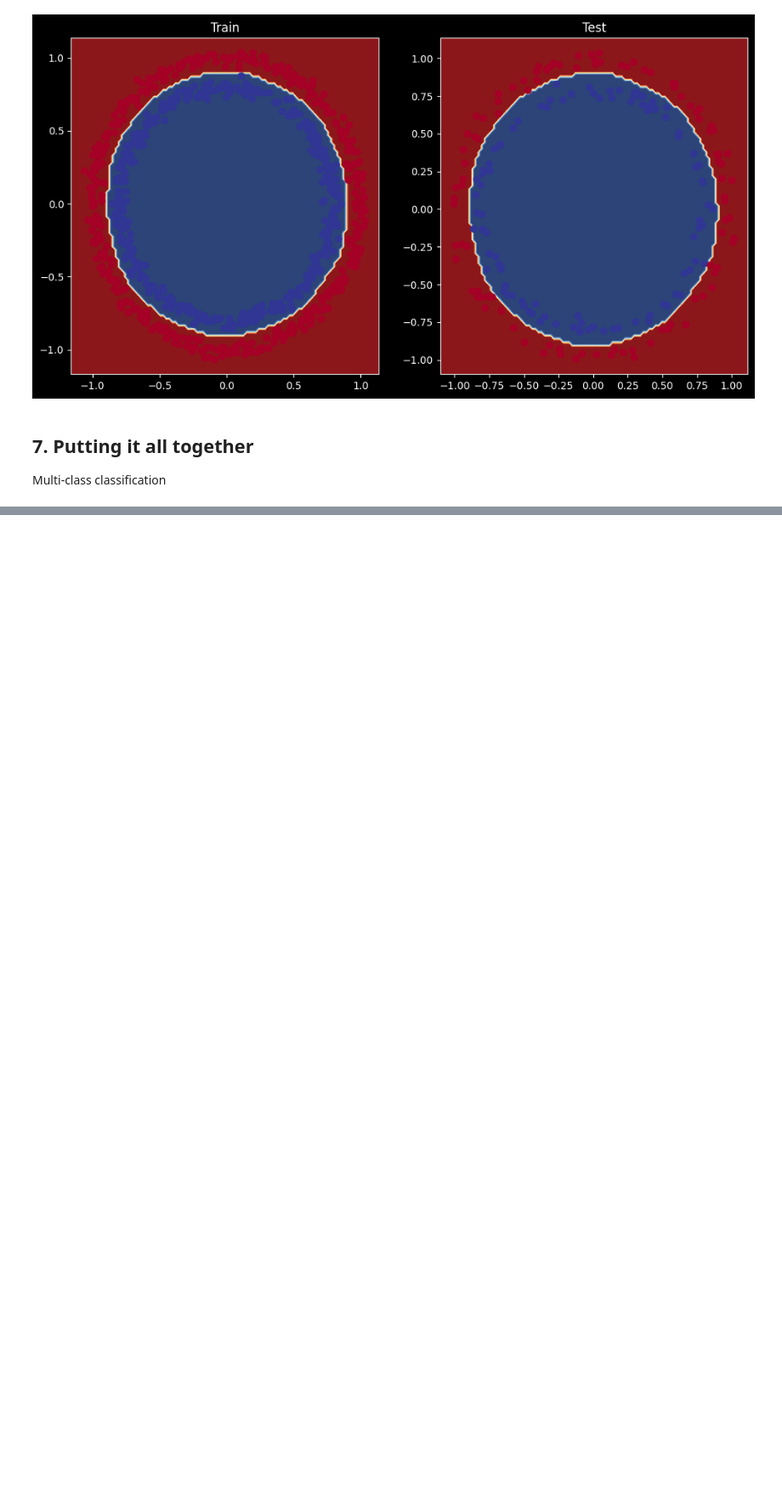
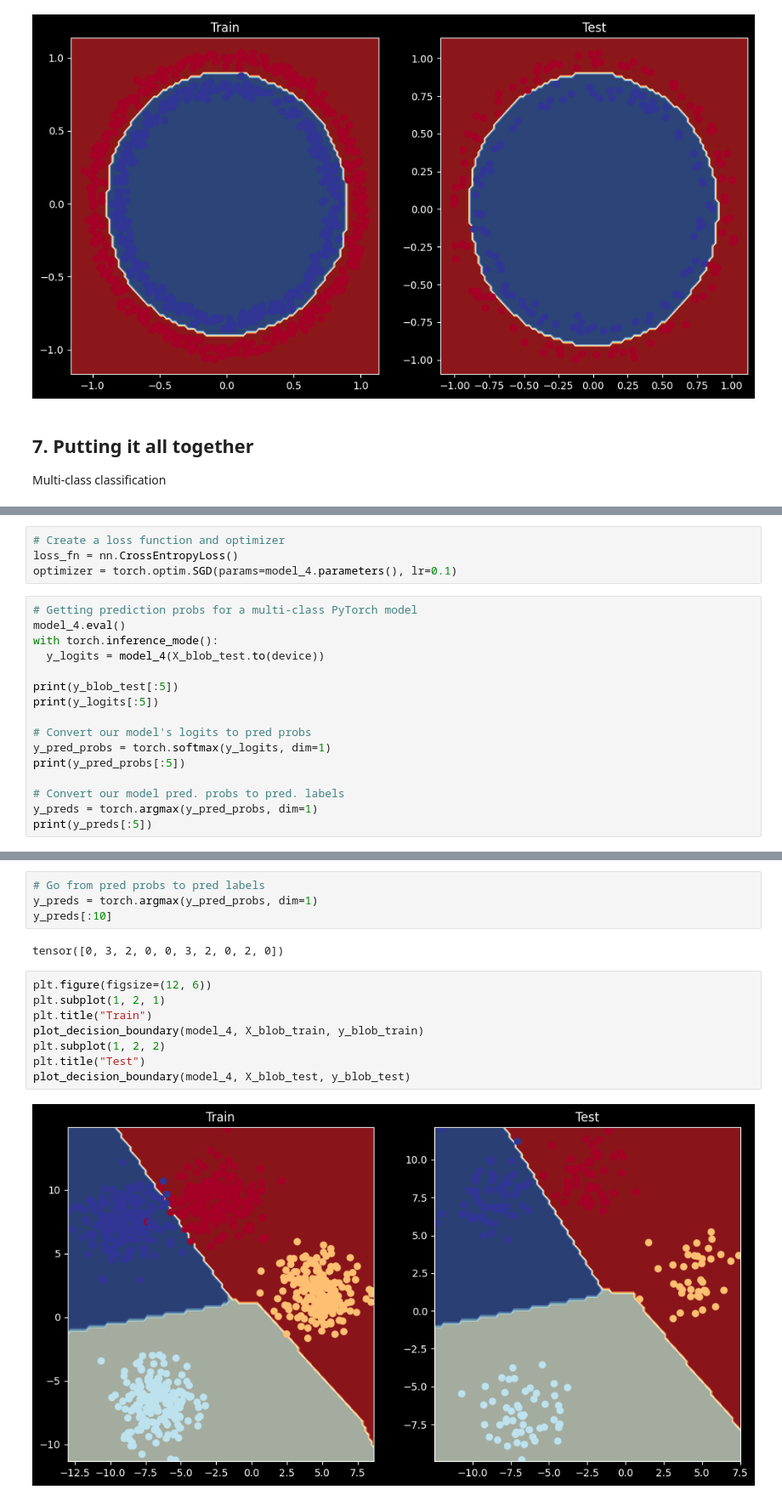
Before and after one commit to muhammadanas0716/PyTorch-ZTM, a Jupyter notebook: 03 - Neural Network Classification.ipynb, the cells around one changed output, grey strips where cells are left out. Shown at 85% size. Drawn from its saved outputs; the diff is of its cells as text; blank space fills up the shorter version.

```diff
--- a/03 - Neural Network Classification.ipynb
+++ b/03 - Neural Network Classification.ipynb
@@ -758,0 +841,20 @@ Multi-class classification
+# %%
+# Create a loss function and optimizer
+loss_fn = nn.CrossEntropyLoss()
+optimizer = torch.optim.SGD(params=model_4.parameters(), lr=0.1)
+# %%
+# Getting prediction probs for a multi-class PyTorch model
+model_4.eval()
+with torch.inference_mode():
+  y_logits = model_4(X_blob_test.to(device))
+
+print(y_blob_test[:5])
+print(y_logits[:5])
+
+# Convert our model's logits to pred probs
+y_pred_probs = torch.softmax(y_logits, dim=1)
+print(y_pred_probs[:5])
+
+# Convert our model pred. probs to pred. labels
+y_preds = torch.argmax(y_pred_probs, dim=1)
+print(y_preds[:5])
@@ -758,0 +968,16 @@ Multi-class classification
+# %%
+# Go from pred probs to pred labels
+y_preds = torch.argmax(y_pred_probs, dim=1)
+y_preds[:10]
+# %% [output]
+tensor([0, 3, 2, 0, 0, 3, 2, 0, 2, 0])
+# %%
+plt.figure(figsize=(12, 6))
+plt.subplot(1, 2, 1)
+plt.title("Train")
+plot_decision_boundary(model_4, X_blob_train, y_blob_train)
+plt.subplot(1, 2, 2)
+plt.title("Test")
+plot_decision_boundary(model_4, X_blob_test, y_blob_test)
+# %% [output]
+[figure, added]
```
Also changed, not shown: parts of 10 cells of this notebook.
